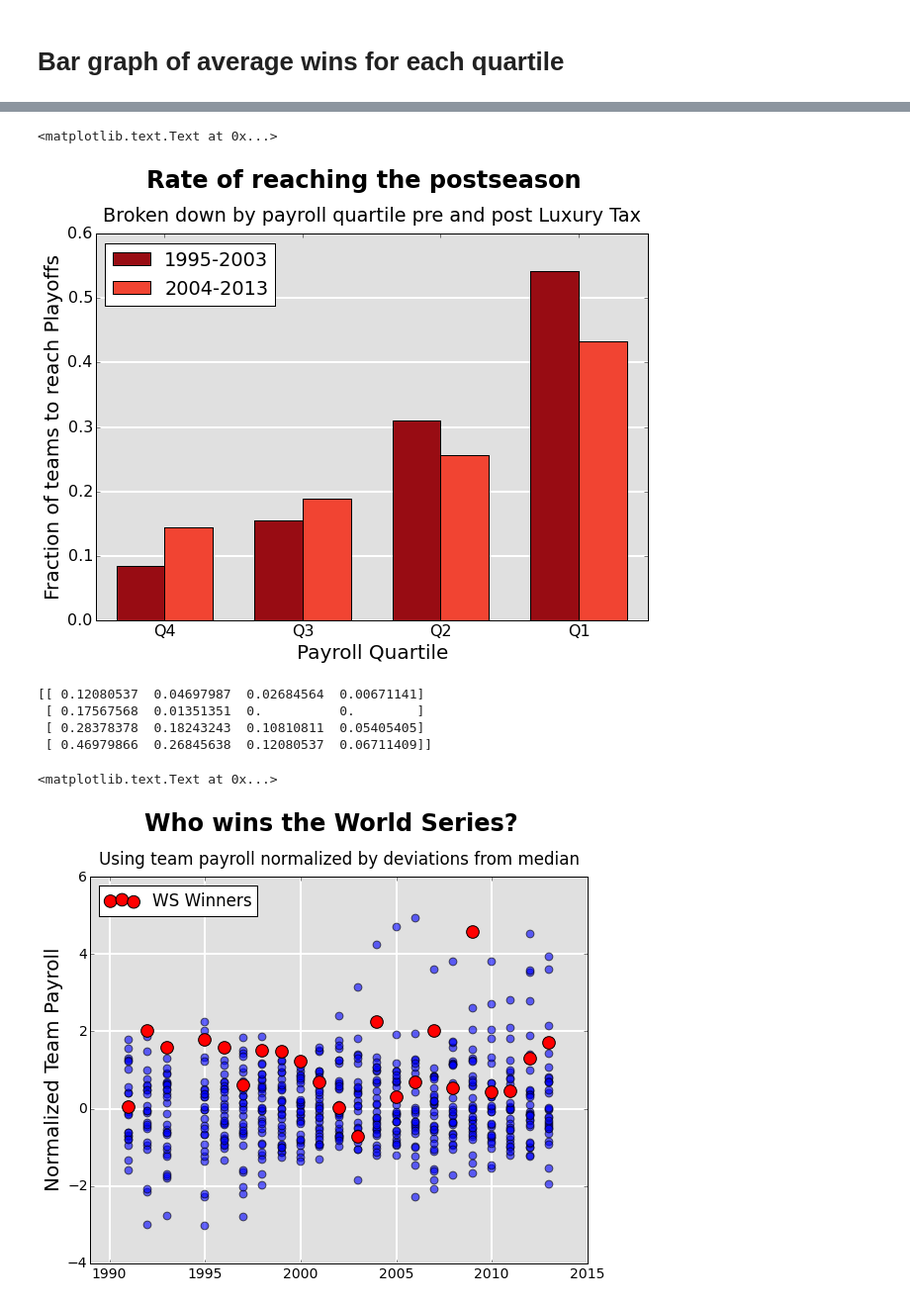
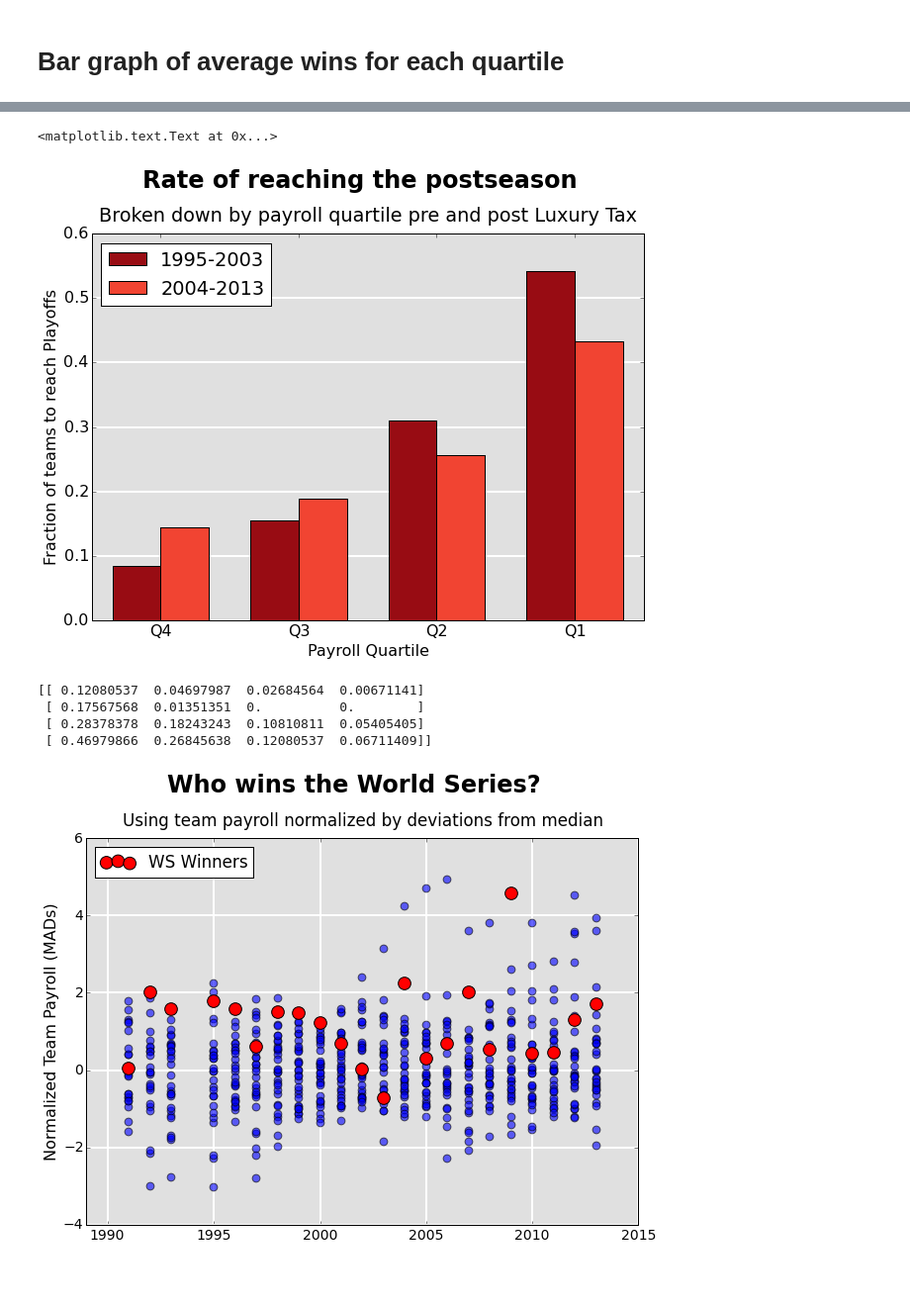
Before and after one commit to tyleha/personal, a Jupyter notebook: baseball.ipynb, the cells around one changed output, grey strips where cells are left out. Shown at 99% size. Cells and saved outputs as stored; diff of their text form; code cells hidden in the pictures; blank space fills up the shorter version.

```diff
--- a/baseball.ipynb
+++ b/baseball.ipynb
@@ -470,13 +468,13 @@ ax.set_xticklabels(['Q1', 'Q2', 'Q3', 'Q4'][::-1])
 
 ax.legend(loc='upper left')
 
-ax.set_ylabel("Fraction of teams to reach Playoffs", fontsize=20)
-ax.set_xlabel("Payroll Quartile", fontsize=20)
+ax.set_ylabel("Fraction of teams to reach Playoffs")
+ax.set_xlabel("Payroll Quartile")
 ax.set_title("Broken down by payroll quartile pre and post Luxury Tax", y=1.02)
 fig.suptitle("Rate of reaching the postseason", fontdict={'size':24, 'fontweight':'bold'}, y=1.03)
 # %% [output]
 <matplotlib.text.Text at 0x...>
-[figure, old version]
+[figure, new version]
 # %%
 # Table of playoff levels reached by quartile
 playoff_levels = ['Made LDS/WC', 'Made LCS', 'Made WS' 'Won WS']
@@ -493,28 +491,28 @@ print table
 # %%
 # plot payroll rank of WS winners by year
 plt.rc('font', size=14)
-fig = plt.figure(figsize=(9,7))
+fig = plt.figure(figsize=(10,7))
 ax = fig.add_subplot(111, axisbg='#E0E0E0')
 ax.grid(axis='y', linewidth=2, ls='-', color='#ffffff')
 ax.grid(axis='x', linewidth=2, ls='-', color='#ffffff')
 ax.set_axisbelow(True)
 
 cm = plt.get_cmap('Reds')
 winners = stats[(stats.year > 1990) & (stats.playoffs == 4)]
 
 for yr in np.arange(1991, 2014):
     if yr == 1994:
         continue
     thisyear = stats[stats.year == yr]
     plt.scatter(yr, winners[winners.year == yr].mad_salary, edgecolor='k', s=160, color='r', zorder=2)
     plt.scatter(thisyear.year, thisyear.mad_salary, s=60, alpha=0.6, zorder=1)
 
 ax.set_xlim([1989, 2015])
-ax.set_ylabel("Normalized Team Payroll", fontsize=20)
+ax.set_ylabel("Normalized Team Payroll (MADs)", fontsize=16)
 
 ax.legend(['WS Winners'], loc='upper left')
 fig.suptitle("Who wins the World Series?", fontdict={'size':24, 'fontweight':'bold'}, y=1.03)
 ax.set_title("Using team payroll normalized by deviations from median", y=1.02)
+plt.savefig(r'C:\Users\Tyler\Desktop\foo.png', dpi=100, bbox_inches='tight')
 # %% [output]
-<matplotlib.text.Text at 0x...>
-[figure, old version]
+[figure, new version]
```
Also changed, not shown: parts of 11 cells of this notebook, 1 other file.
